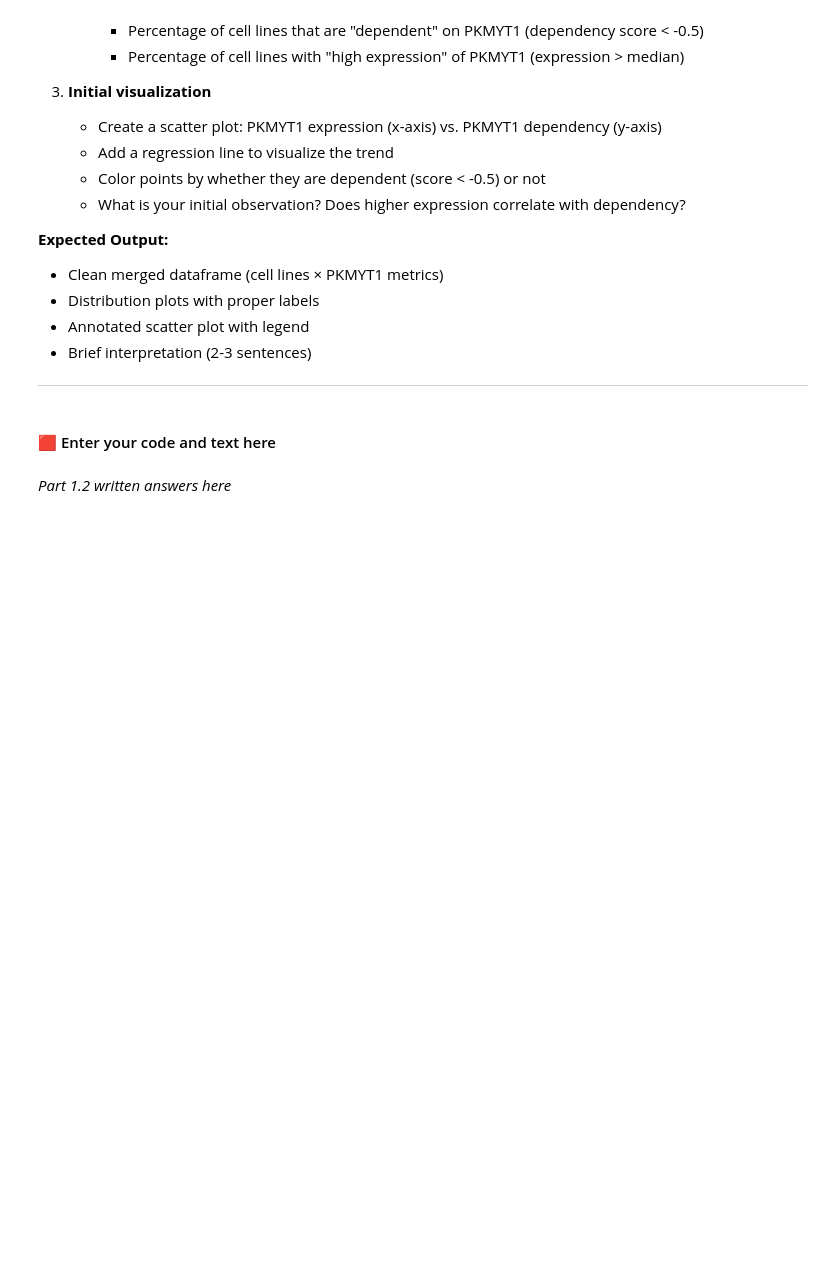
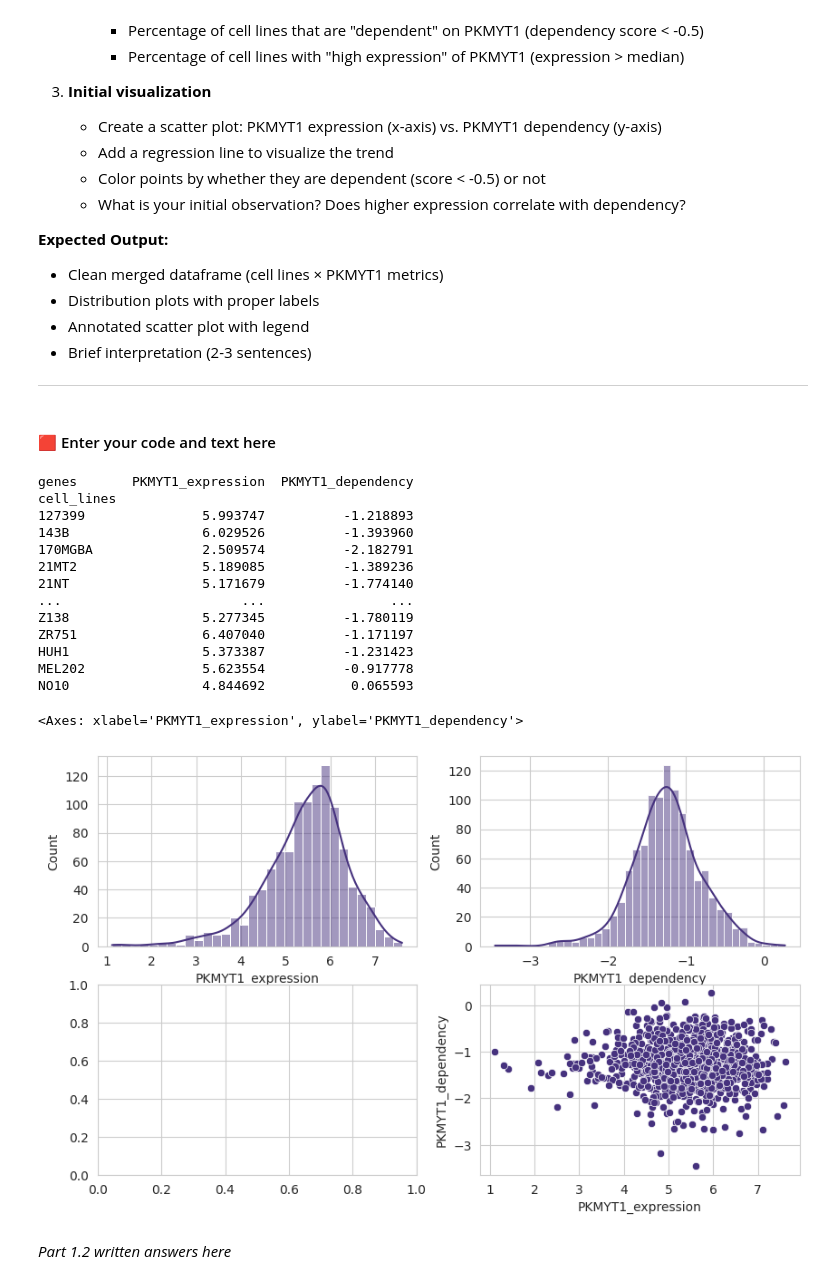
Before and after one commit to solarsonata/depmap-analysis, a Jupyter notebook: Project2_DepMap_Analysis.ipynb, the cells around one changed output. Drawn from its saved outputs; the diff is of its cells as text; code cells hidden in the pictures; blank space fills up the shorter version.

```diff
--- a/Project2_DepMap_Analysis.ipynb
+++ b/Project2_DepMap_Analysis.ipynb
@@ -406,3 +466,35 @@ Now that you understand the overall dataset structure, let's zoom in on our gene
+# %%
+# Not using filtered depmaps here because PMKYT1 should *not* have been
+# filtered out at all.
+PKMYT1_analysis = expression_depmap[['stripped_cell_line_name', 'PKMYT1']].merge(
+    dependency_depmap[['stripped_cell_line_name', 'PKMYT1']],
+    left_on ='stripped_cell_line_name', right_on = 'stripped_cell_line_name',
+    suffixes=('_expression','_dependency')
+).rename(columns={'stripped_cell_line_name': 'cell_lines'}).set_index('cell_lines')
+PKMYT1_analysis.name = 'PKMYT1_analysis'
+PKMYT1_analysis.columns.name = 'genes'
+print(PKMYT1_analysis)
+
+fig, ((ax_tl, ax_tr), (ax_bl, ax_br)) = plt.subplots(2,2)
+sns.histplot(data=PKMYT1_analysis, x='PKMYT1_expression', ax=ax_tl,kde=True)
+sns.histplot(data=PKMYT1_analysis, x='PKMYT1_dependency', ax=ax_tr,kde=True)
+sns.scatterplot(data=PKMYT1_analysis, x='PKMYT1_expression',y='PKMYT1_dependency', ax=ax_br)
+# %% [output]
+genes       PKMYT1_expression  PKMYT1_dependency
+cell_lines
+127399               5.993747          -1.218893
+143B                 6.029526          -1.393960
+170MGBA              2.509574          -2.182791
+21MT2                5.189085          -1.389236
+21NT                 5.171679          -1.774140
+...                       ...                ...
+Z138                 5.277345          -1.780119
+ZR751                6.407040          -1.171197
+HUH1                 5.373387          -1.231423
+MEL202               5.623554          -0.917778
+NO10                 4.844692           0.065593
+<Axes: xlabel='PKMYT1_expression', ylabel='PKMYT1_dependency'>
+[figure, added]
 # %% [markdown]
 *Part 1.2 written answers here*
 # %% [markdown]
```
Also changed, not shown: parts of 4 cells of this notebook.
